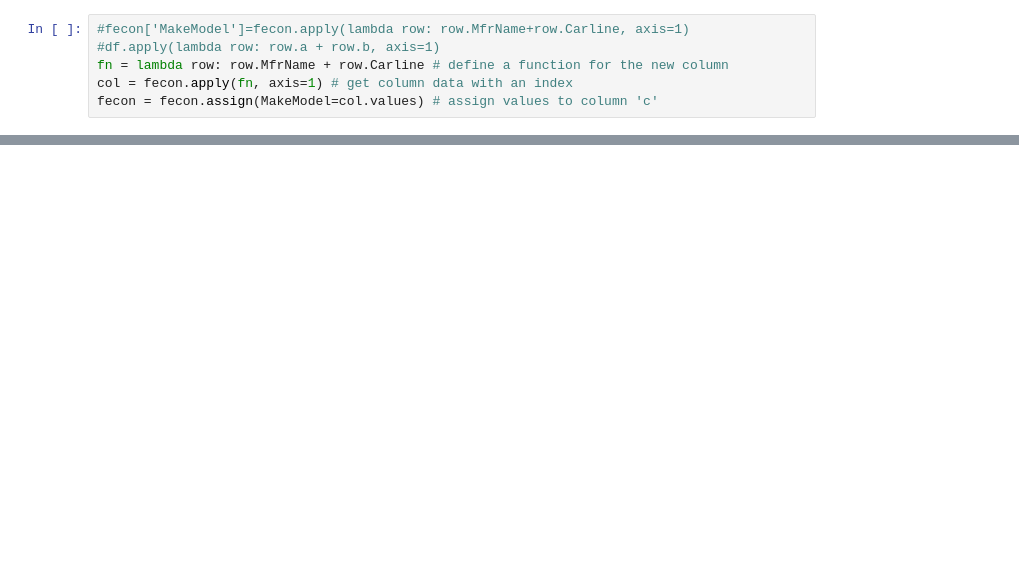
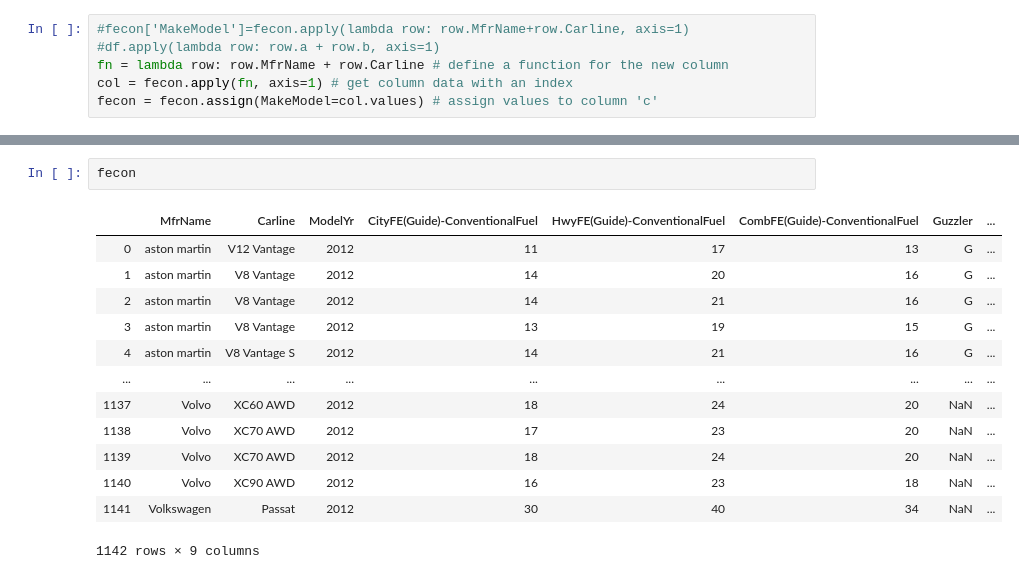
Before and after one commit to martineza96/TrafficViolations_CaseStudy, a Jupyter notebook: FuelEconEDA.ipynb, the cells around one changed output, grey strips where cells are left out. Saved outputs shown, nothing was run; the diff lists cells and outputs as text; blank space fills up the shorter version.

```diff
--- a/FuelEconEDA.ipynb
+++ b/FuelEconEDA.ipynb
@@ -75,0 +45,16 @@ plt.show()
+# %%
+fecon
+# %% [output]
+|  | MfrName | Carline | ModelYr | CityFE(Guide)-ConventionalFuel | HwyFE(Guide)-ConventionalFuel | CombFE(Guide)-ConventionalFuel | Guzzler | ... |
+| 0 | aston martin | V12 Vantage | 2012 | 11 | 17 | 13 | G | ... |
+| 1 | aston martin | V8 Vantage | 2012 | 14 | 20 | 16 | G | ... |
+| 2 | aston martin | V8 Vantage | 2012 | 14 | 21 | 16 | G | ... |
+| 3 | aston martin | V8 Vantage | 2012 | 13 | 19 | 15 | G | ... |
+| 4 | aston martin | V8 Vantage S | 2012 | 14 | 21 | 16 | G | ... |
+| ... | ... | ... | ... | ... | ... | ... | ... | ... |
+| 1137 | Volvo | XC60 AWD | 2012 | 18 | 24 | 20 | NaN | ... |
+| 1138 | Volvo | XC70 AWD | 2012 | 17 | 23 | 20 | NaN | ... |
+| 1139 | Volvo | XC70 AWD | 2012 | 18 | 24 | 20 | NaN | ... |
+| 1140 | Volvo | XC90 AWD | 2012 | 16 | 23 | 18 | NaN | ... |
+| 1141 | Volkswagen | Passat | 2012 | 30 | 40 | 34 | NaN | ... |
+1142 rows × 9 columns
```
Also changed, not shown: parts of 8 cells of this notebook.
